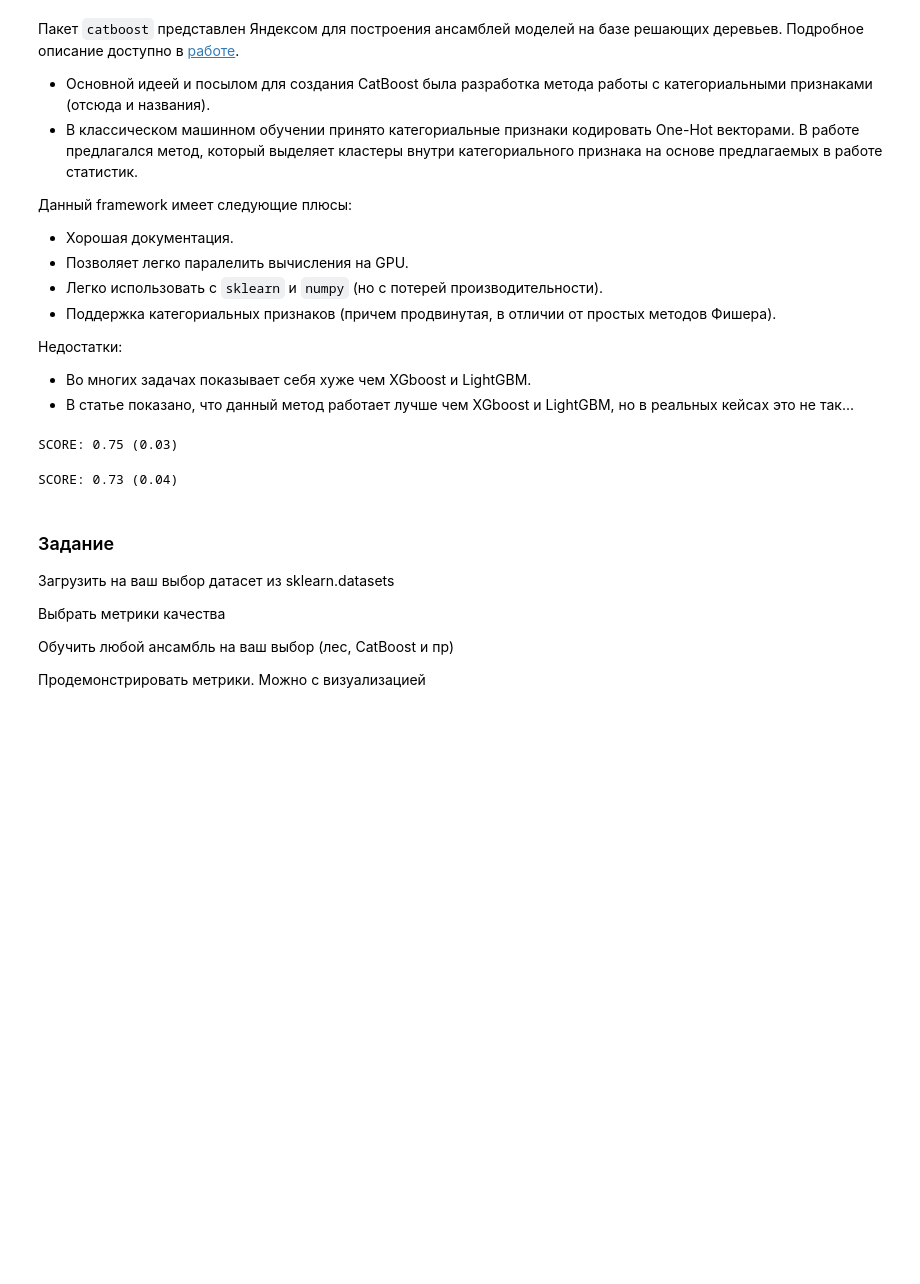
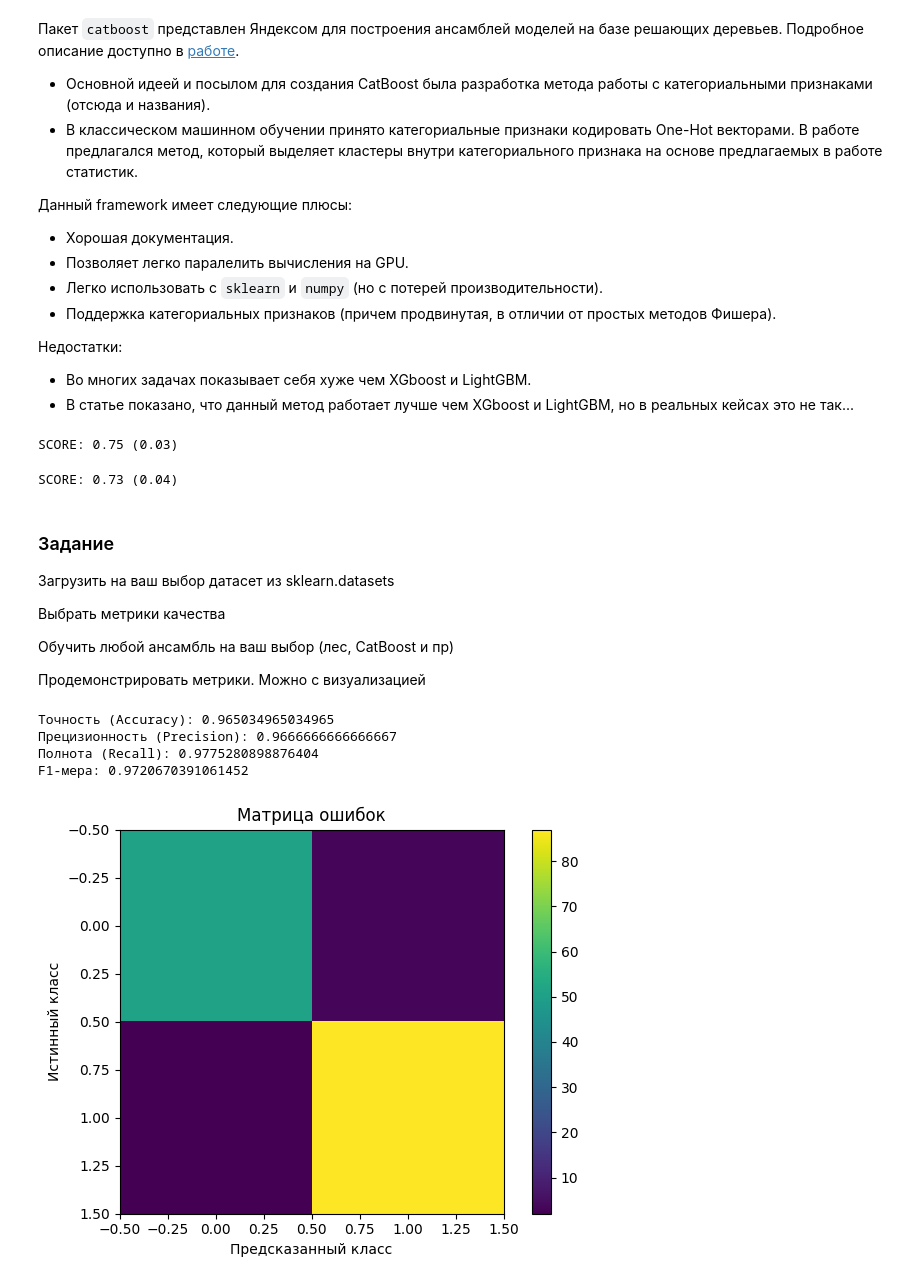
Before and after one commit to Godlaa/ml-labs, a Jupyter notebook: кт 4/main2.ipynb, the cells around one changed output. Saved outputs shown, nothing was run; the diff lists cells and outputs as text; code cells hidden in the pictures; blank space fills up the shorter version.

```diff
--- a/кт 4/main2.ipynb
+++ b/кт 4/main2.ipynb
@@ -432,3 +432,41 @@ SCORE: 0.73 (0.04)
 Обучить любой ансамбль на ваш выбор (лес, CatBoost и пр)
 
 Продемонстрировать метрики. Можно с визуализацией
+# %%
+from sklearn.datasets import load_breast_cancer
+from sklearn.model_selection import train_test_split
+from sklearn.ensemble import RandomForestClassifier
+from sklearn.metrics import accuracy_score, precision_score, recall_score, f1_score, confusion_matrix
+import matplotlib.pyplot as plt
+
+X, y = load_breast_cancer(return_X_y=True)
+
+X_train, X_test, y_train, y_test = train_test_split(
+    X, y, test_size=0.25, random_state=42
+)
+
+model = RandomForestClassifier(n_estimators=200, random_state=42)
+model.fit(X_train, y_train)
+
+y_pred = model.predict(X_test)
+
+print("Точность (Accuracy):", accuracy_score(y_test, y_pred))
+print("Прецизионность (Precision):", precision_score(y_test, y_pred))
+print("Полнота (Recall):", recall_score(y_test, y_pred))
+print("F1-мера:", f1_score(y_test, y_pred))
+
+cm = confusion_matrix(y_test, y_pred)
+
+plt.imshow(cm)
+plt.title("Матрица ошибок")
+plt.colorbar()
+plt.xlabel("Предсказанный класс")
+plt.ylabel("Истинный класс")
+plt.tight_layout()
+plt.show()
+# %% [output]
+Точность (Accuracy): 0.965034965034965
+Прецизионность (Precision): 0.9666666666666667
+Полнота (Recall): 0.9775280898876404
+F1-мера: 0.9720670391061452
+[figure, added]
```
